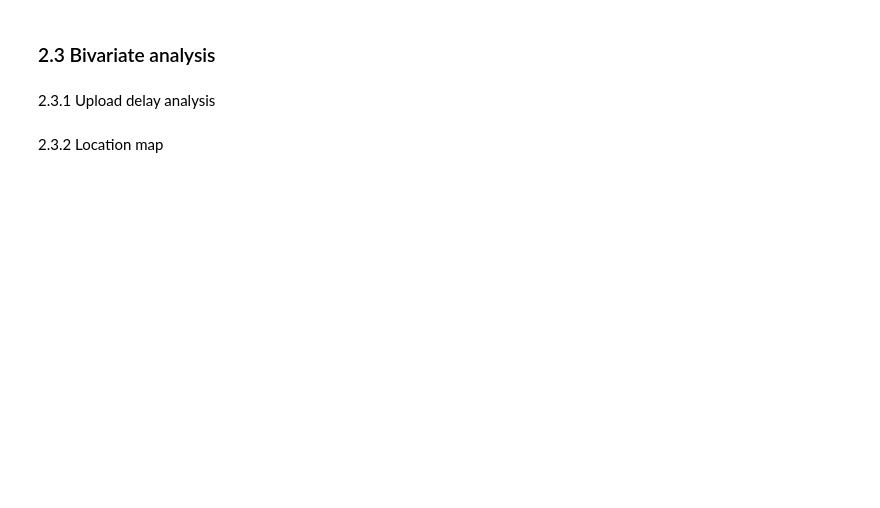
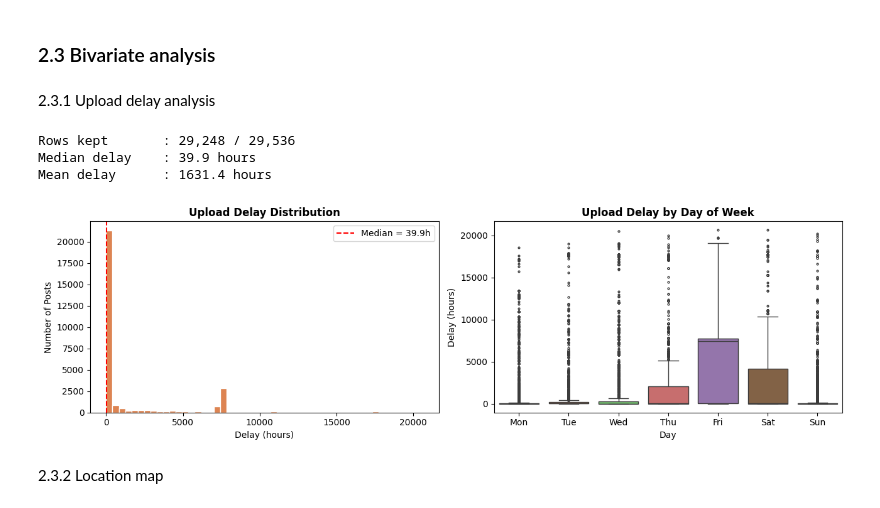
Before and after one commit to vhaa0001/FIT5196_Assignment_1, a Jupyter notebook: group64_1.ipynb, the cells around one changed output. Drawn from its saved outputs; the diff is of its cells as text; code cells hidden in the pictures; blank space fills up the shorter version.

Commit message:
Change the delay restraint from 0-750 to >0

```diff
--- a/group64_1.ipynb
+++ b/group64_1.ipynb
@@ -599,42 +806,71 @@ print('Finding: 57% of posts with descriptions are "Very Short" (<50 chars),'
 2.3.1 Upload delay analysis
 # %%
 # upload delay from taken to post
-df['post_dow'] = df['Post_Date'].dt.dayofweek
-df['upload_delay_h'] = (df['Post_Date'] - df['Taken_Date']).dt.total_seconds() / 3600
-delay_clean = df['upload_delay_h'][(df['upload_delay_h'] >= 0) &
-                                    (df['upload_delay_h'] <= 720)]  # within 30 days
+
+# 2. Compute delay in hours (whole frame)
+# df["Delay_Hours"] = (
+#     df["Post_Date"] - df["Taken_Date"]
+# ).dt.total_seconds() / 3600
+
+# # 3. How many negative / out-of-range rows are there BEFORE filtering?
+# print(f"Negative delays : {(df['Delay_Hours'] < 0).sum():,}")
+
+# # 4. Filter to Delay_Hours > 0 hours = photos posted within 30 days of being taken
+# mask = df[df["Delay_Hours"] > 0]
+# delays = df.loc[df["Delay_Hours"] > 0, "Delay_Hours"]
+# print(f"Rows kept       : {len(delays):,} / {len(df):,}")
+
+# # 5. Summary stats
+# print(f"Median delay    : {delays.median():.1f} hours")
+# print(f"Mean delay      : {delays.mean():.1f} hours")
+
+# df['post_dow'] = df['Post_Date'].dt.dayofweek
+# df['upload_delay_h'] = (df['Post_Date'] - df['Taken_Date']).dt.total_seconds() / 3600
+# delay_clean = df['upload_delay_h'][(df['upload_delay_h'] >= 0)]  # within 30 days
+
+df["Delay_Hours"] = (
+    df["Post_Date"] - df["Taken_Date"]
+).dt.total_seconds() / 3600
+
+mask = df[df["Delay_Hours"] > 0]
+delay_clean = df.loc[df["Delay_Hours"] > 0, "Delay_Hours"]
+print(f"Rows kept       : {len(delay_clean):,} / {len(df):,}")
+
+# 5. Summary stats
+print(f"Median delay    : {delay_clean.median():.1f} hours")
+print(f"Mean delay      : {delay_clean.mean():.1f} hours")
 
 fig, axes = plt.subplots(1, 2, figsize=(13, 4))
 
 # Histogram
 axes[0].hist(delay_clean, bins=50, color='#DD8452', edgecolor='white')
-axes[0].set_title('Upload Delay Distribution (0–720h)', fontweight='bold')
+axes[0].set_title('Upload Delay Distribution', fontweight='bold')
 axes[0].set_xlabel('Delay (hours)')
 axes[0].set_ylabel('Number of Posts')
 axes[0].axvline(delay_clean.median(), color='red',
                 linestyle='--', label=f'Median = {delay_clean.median():.1f}h')
 axes[0].legend()
 
-print(df['upload_delay_h'].mean())
-df['upload_delay_h'].describe()
-median = delay_clean.median()
-print(median)
-
 # Box plot by day of week
 delay_df = df[['post_dow', 'upload_delay_h']].copy()
-delay_df = delay_df[(delay_df['upload_delay_h'] >= 0) &
-                    (delay_df['upload_delay_h'] <= 720)]
+delay_df = delay_df[(delay_df['upload_delay_h'] >= 0)]
+
 delay_df['Day'] = delay_df['post_dow'].map(dict(enumerate(dow_names)))
 order = dow_names
 sns.boxplot(data=delay_df, x='Day', y='upload_delay_h',
             order=order, ax=axes[1], palette='muted', fliersize=2)
 axes[1].set_title('Upload Delay by Day of Week', fontweight='bold')
 axes[1].set_xlabel('Day')
 axes[1].set_ylabel('Delay (hours)')
 
 plt.tight_layout()
 plt.savefig('fig4_upload_delay.png', bbox_inches='tight')
 plt.show()
+# %% [output]
+Rows kept       : 29,248 / 29,536
+Median delay    : 39.9 hours
+Mean delay      : 1631.4 hours
+[figure, added]
 # %% [markdown]
 2.3.2  Location map
 # %%
```
Also changed, not shown: parts of 40 cells of this notebook.
